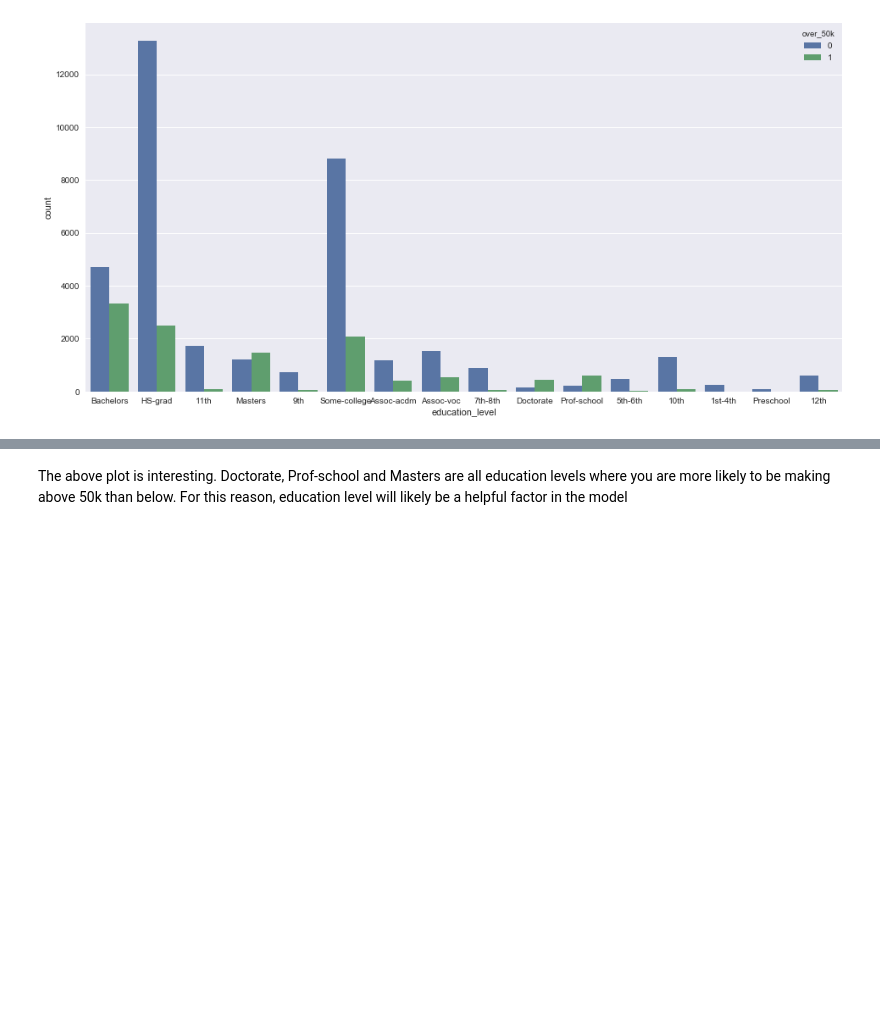
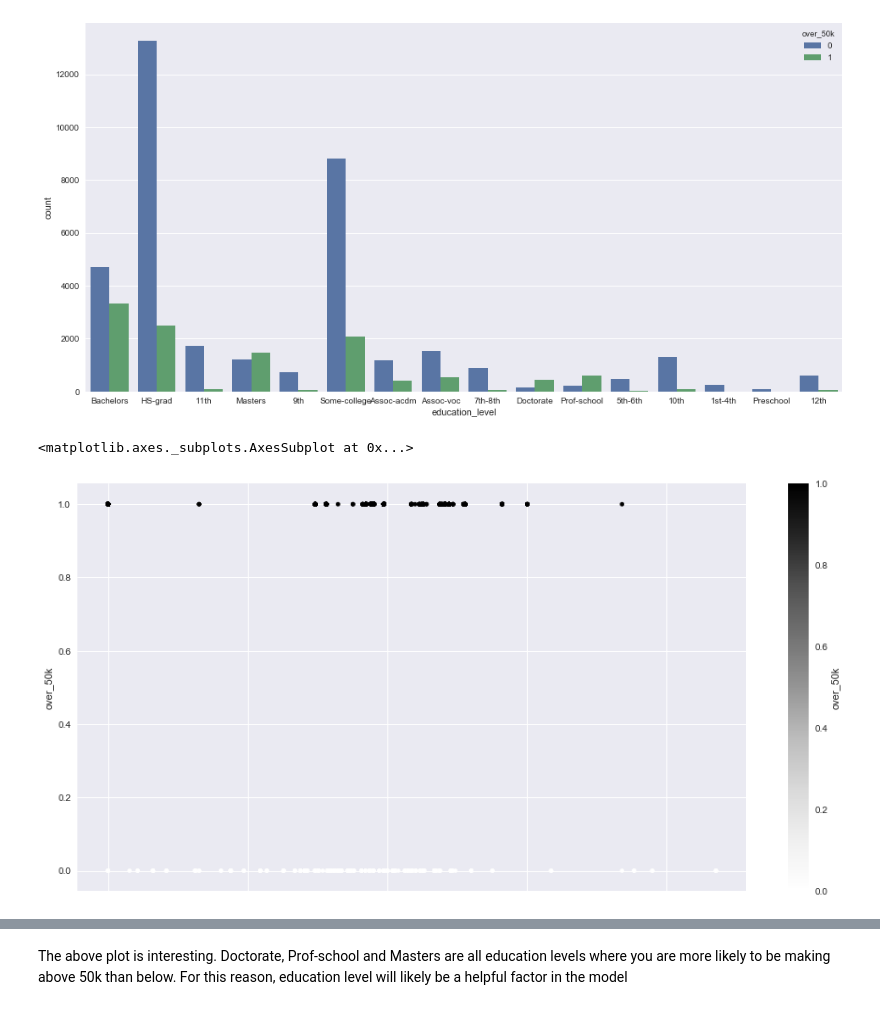
Before and after one commit to courthaworth/data-scientist-exercise01, a Jupyter notebook: RTI_DataScientist_Exercise.ipynb, the cells around one changed output, grey strips where cells are left out. Drawn from its saved outputs; the diff is of its cells as text; code cells hidden in the pictures; blank space fills up the shorter version.

```diff
--- a/RTI_DataScientist_Exercise.ipynb
+++ b/RTI_DataScientist_Exercise.ipynb
@@ -162,3 +164,8 @@ for col in catcols:
 sns_plot = sns.countplot("education_level",hue = "over_50k",data = flat_df)
 # %% [output]
 [figure]
+# %%
+flat_df.plot.scatter("capital_loss","over_50k",c = "over_50k")
+# %% [output]
+<matplotlib.axes._subplots.AxesSubplot at 0x...>
+[figure, added]
```
Also changed, not shown: parts of 37 cells of this notebook, 1 other file.
